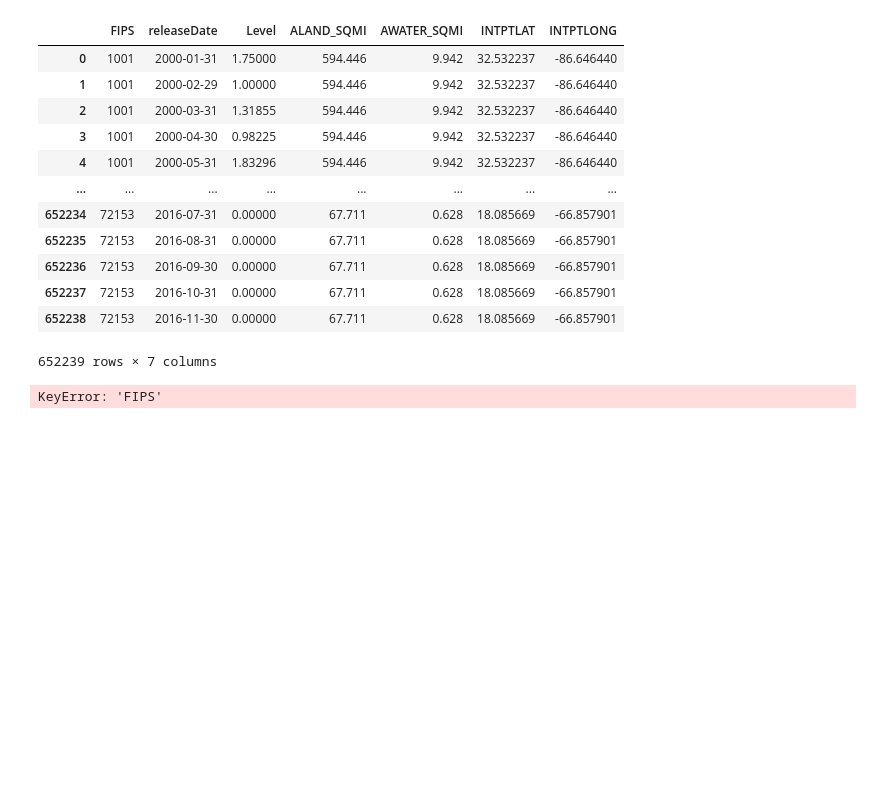
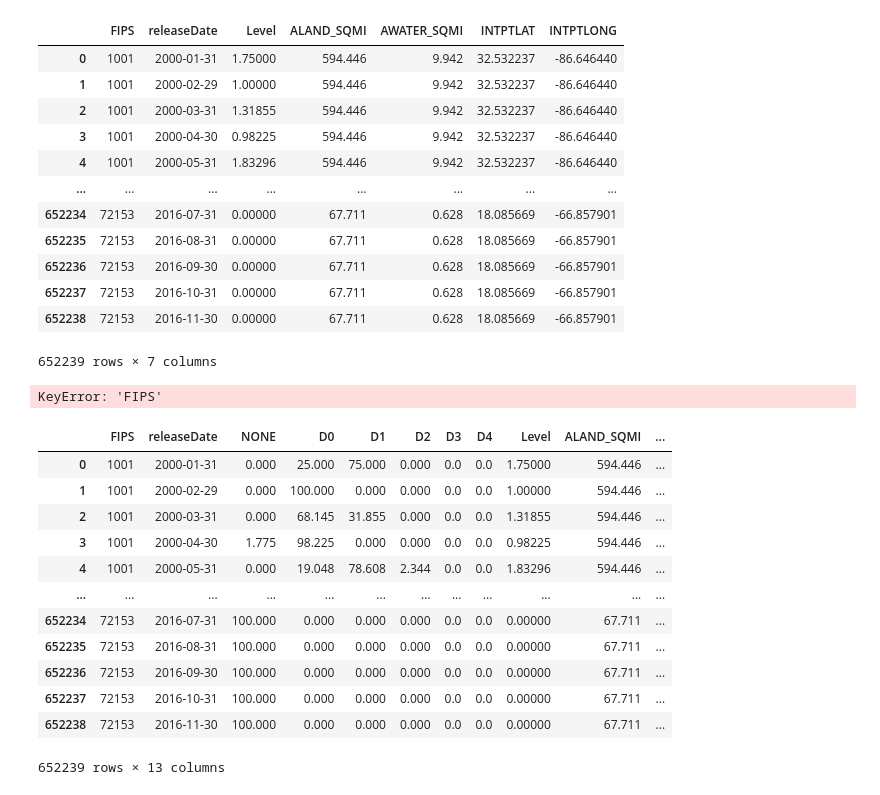
Before and after one commit to veraroberto/Project1_Droughts_USA, a Jupyter notebook: data_extraction.ipynb, the cells around one changed output. Drawn from its saved outputs; the diff is of its cells as text; code cells hidden in the pictures; blank space fills up the shorter version.

Commit message:
Changed the function to output the new df, probably the last change outside of adding columns

```diff
--- a/data_extraction.ipynb
+++ b/data_extraction.ipynb
@@ -120,3 +122,20 @@ droughtwcount_dfm2
 # %%
 # %% [output]
 KeyError: 'FIPS'
+# %%
+test=drought_data()
+test
+# %% [output]
+|  | FIPS | releaseDate | NONE | D0 | D1 | D2 | D3 | D4 | Level | ALAND_SQMI | ... |
+| 0 | 1001 | 2000-01-31 | 0.000 | 25.000 | 75.000 | 0.000 | 0.0 | 0.0 | 1.75000 | 594.446 | ... |
+| 1 | 1001 | 2000-02-29 | 0.000 | 100.000 | 0.000 | 0.000 | 0.0 | 0.0 | 1.00000 | 594.446 | ... |
+| 2 | 1001 | 2000-03-31 | 0.000 | 68.145 | 31.855 | 0.000 | 0.0 | 0.0 | 1.31855 | 594.446 | ... |
+| 3 | 1001 | 2000-04-30 | 1.775 | 98.225 | 0.000 | 0.000 | 0.0 | 0.0 | 0.98225 | 594.446 | ... |
+| 4 | 1001 | 2000-05-31 | 0.000 | 19.048 | 78.608 | 2.344 | 0.0 | 0.0 | 1.83296 | 594.446 | ... |
+| ... | ... | ... | ... | ... | ... | ... | ... | ... | ... | ... | ... |
+| 652234 | 72153 | 2016-07-31 | 100.000 | 0.000 | 0.000 | 0.000 | 0.0 | 0.0 | 0.00000 | 67.711 | ... |
+| 652235 | 72153 | 2016-08-31 | 100.000 | 0.000 | 0.000 | 0.000 | 0.0 | 0.0 | 0.00000 | 67.711 | ... |
+| 652236 | 72153 | 2016-09-30 | 100.000 | 0.000 | 0.000 | 0.000 | 0.0 | 0.0 | 0.00000 | 67.711 | ... |
+| 652237 | 72153 | 2016-10-31 | 100.000 | 0.000 | 0.000 | 0.000 | 0.0 | 0.0 | 0.00000 | 67.711 | ... |
+| 652238 | 72153 | 2016-11-30 | 100.000 | 0.000 | 0.000 | 0.000 | 0.0 | 0.0 | 0.00000 | 67.711 | ... |
+652239 rows × 13 columns
```
Also changed, not shown: parts of 2 cells of this notebook, 1 other file.
